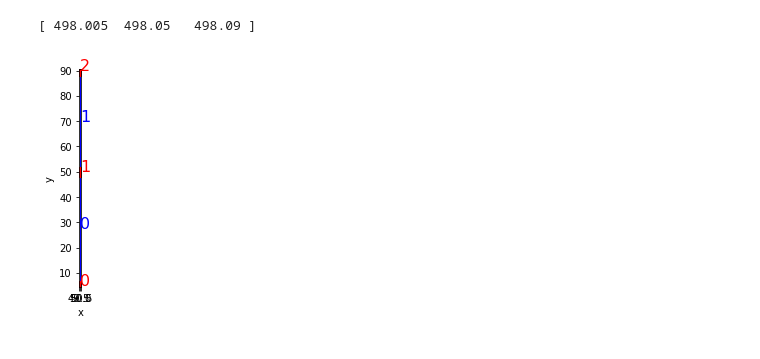
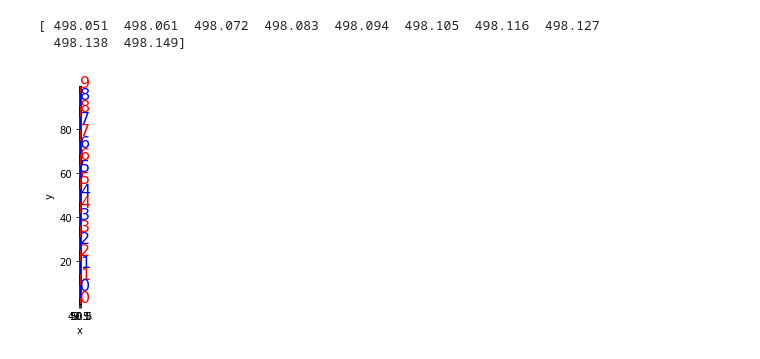
Before and after one commit to espin-2020/fluvial, a Jupyter notebook: 2D_Flow/Overland-Channel.ipynb, the cells around one changed output. Drawn from its saved outputs; the diff is of its cells as text; code cells hidden in the pictures.

```diff
--- a/2D_Flow/Overland-Channel.ipynb
+++ b/2D_Flow/Overland-Channel.ipynb
@@ -118,0 +127,14 @@ fig.show()
+# %%
+#Define a erosion network
+
+#Topology
+y_of_node = np.linspace(1,99,10)
+x_of_node = np.ones_like(y_of_node)*nY/2
+nNodes = len(x_of_node)
+
+nodes_at_link = []
+
+for i in range(nNodes-1):
+    nodes_at_link.append((i,i+1))
+
+print(nodes_at_link)
@@ -119,41 +143,34 @@ fig.show()
 # %%
-#Define a erosion network
-
-#Topology
-y_of_node = np.array([5,50,90])
-x_of_node = np.array([50,50,50])
-nodes_at_link = ((1, 0), (2, 1))
-
-nNodes = len(x_of_node)
 nLinks = len(nodes_at_link)
 
 #Grid for sediment model
 netGrid = NetworkModelGrid((y_of_node, x_of_node), nodes_at_link)
 
 #Extract topograpy from raster and assign to nodes in the network
 netZ = np.zeros(nNodes)
 TopoToNodes()
 netGrid.at_node["topographic__elevation"] = netZ
 netGrid.at_node["bedrock__elevation"] = netZ - 0.5
 
 #Print initial topographic elevation
 print(netGrid.at_node["topographic__elevation"])
 
 #Extract water depth from raster and assign it to nodes in the network
 netH = np.zeros(nLinks)
 DepthToLinks()
 netGrid.at_link["flow_depth"] = netH
 
 #Add other parameters :S
 netGrid.at_link["reach_length"] = 50*np.ones(nLinks) # m
 netGrid.at_link["channel_width"] = Channel_Width*np.ones(nLinks)
 
 plt.figure(0)
 graph.plot_graph(netGrid, at="node,link")
 plt.show()
 # %% [output]
-[ 498.005  498.05   498.09 ]
+[ 498.051  498.061  498.072  498.083  498.094  498.105  498.116  498.127
+  498.138  498.149]
-[figure, old version]
+[figure, new version]
 # %%
 # element_id is the link on which the parcel begins.
 element_id = np.repeat(np.arange(nLinks),30)
```
Also changed, not shown: parts of 17 cells of this notebook, 1 other file.
